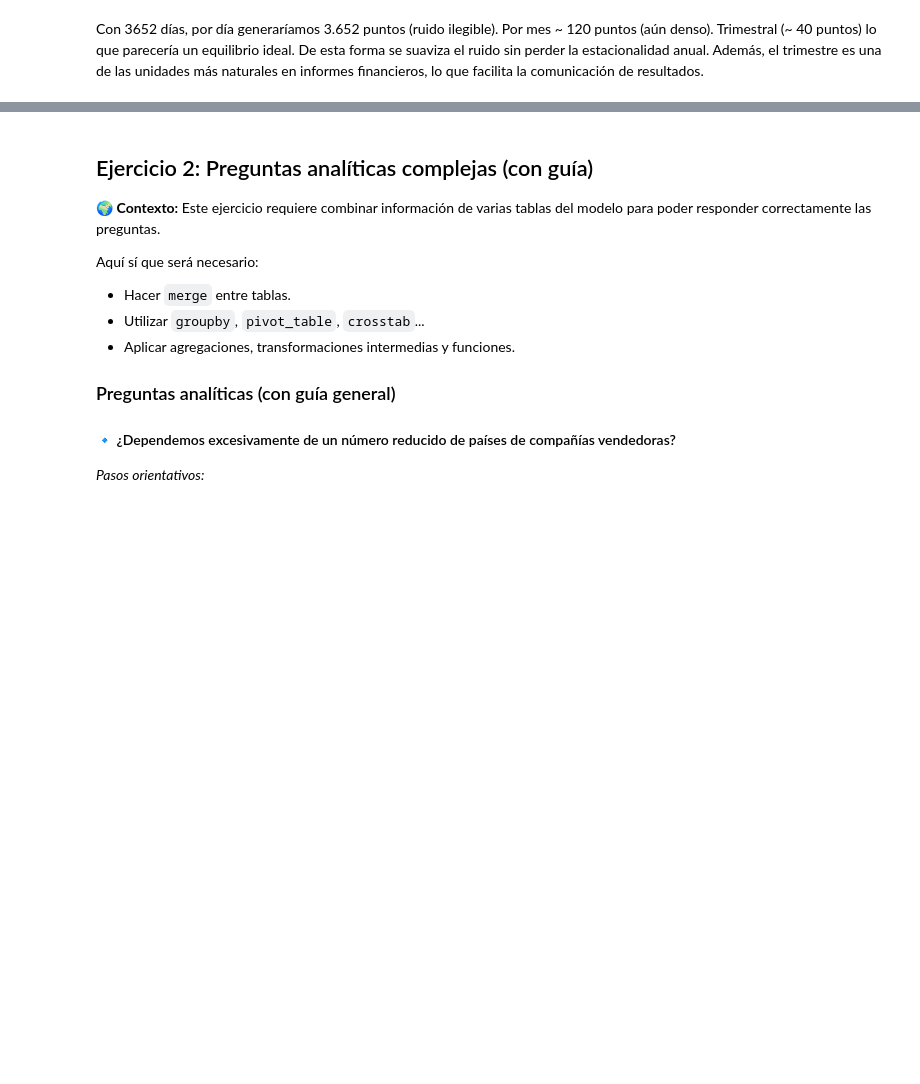
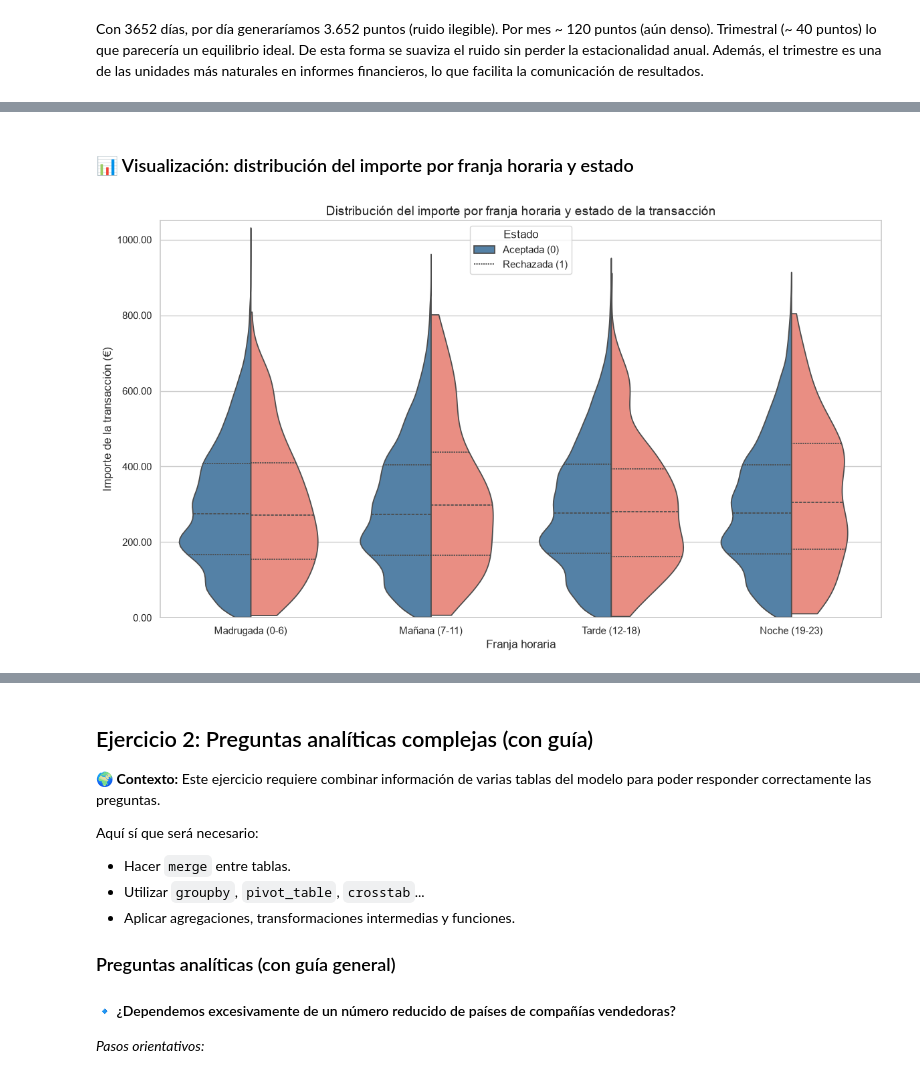
Before and after one commit to AlejandroNPereyra/Sprint-9---Data-Analysis, a Jupyter notebook: Sprint_9.ipynb, the cells around one changed output, grey strips where cells are left out. Cells and saved outputs as stored; diff of their text form; code cells hidden in the pictures; blank space fills up the shorter version.

```diff
--- a/Sprint_9.ipynb
+++ b/Sprint_9.ipynb
@@ -367,0 +476,16 @@ Un análisis interesante sería ver si el importe total por trimestre también l
+# %%
+# Crear columna con la hora del día
+df_transactions['hora'] = df_transactions['timestamp'].dt.hour
+
+# Definir franjas horarias
+def franja(h):
+    if 0 <= h <= 6:
+        return 'Madrugada (0-6)'
+    elif 7 <= h <= 11:
+        return 'Mañana (7-11)'
+    elif 12 <= h <= 18:
+        return 'Tarde (12-18)'
+    else:
+        return 'Noche (19-23)'
+
+df_transactions['franja_horaria'] = df_transactions['hora'].apply(franja)
@@ -367,0 +494,7 @@ Un análisis interesante sería ver si el importe total por trimestre también l
+# %%
+# Transacciones por franja y estado
+print("Transacciones por franja y estado:")
+print(df_transactions.groupby(['franja_horaria', 'declined']).size().unstack(fill_value=0))
+
+# Ordenar franjas para el gráfico
+orden_franjas = ['Madrugada (0-6)', 'Mañana (7-11)', 'Tarde (12-18)', 'Noche (19-23)']
@@ -367,0 +509,25 @@ Un análisis interesante sería ver si el importe total por trimestre también l
+# %% [markdown]
+### 📊 Visualización: distribución del importe por franja horaria y estado
+# %%
+plt.figure(figsize=(12, 7))
+sns.violinplot(
+    data=df_transactions,
+    x='franja_horaria',
+    y='amount',
+    hue='declined',
+    order=orden_franjas,
+    split=True,
+    inner='quartile',
+    palette={0: 'steelblue', 1: 'salmon'},
+    cut=0
+)
+plt.ylim(0, 1050)
+plt.title('Distribución del importe por franja horaria y estado de la transacción')
+plt.xlabel('Franja horaria')
+plt.ylabel('Importe de la transacción (€)')
+plt.gca().yaxis.set_major_formatter(mtick.FormatStrFormatter('%.2f'))
+plt.legend(title='Estado', labels=['Aceptada (0)', 'Rechazada (1)'])
+plt.tight_layout()
+plt.show()
+# %% [output]
+[figure, added]
```
Also changed, not shown: parts of 91 cells of this notebook.
